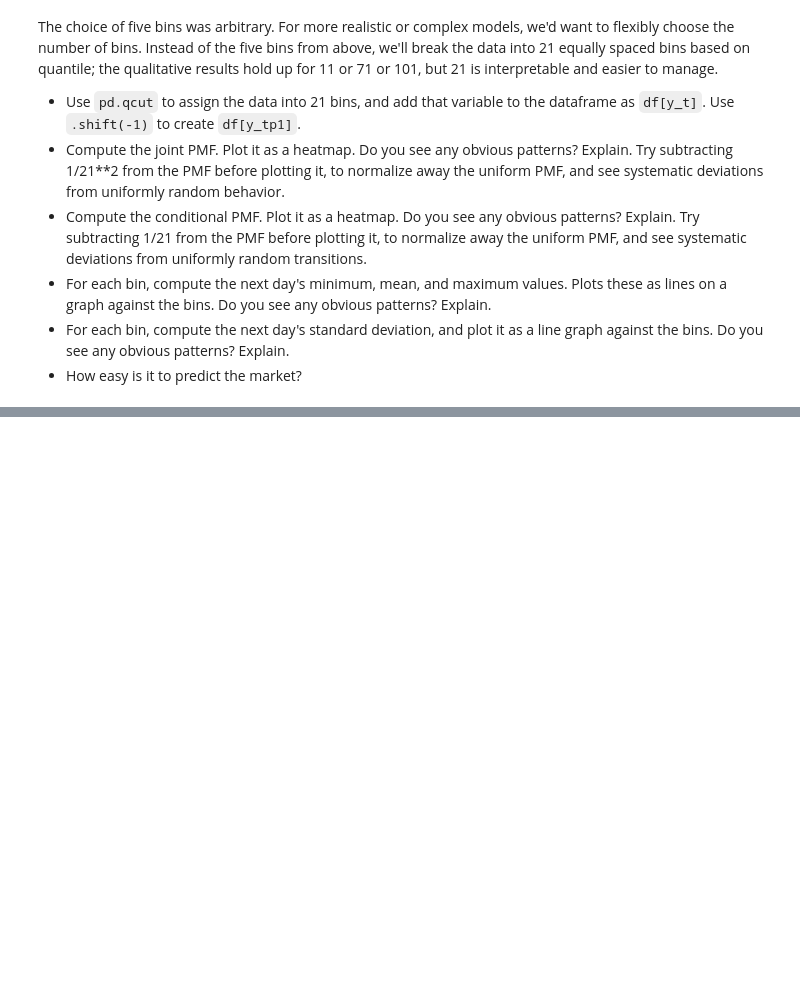
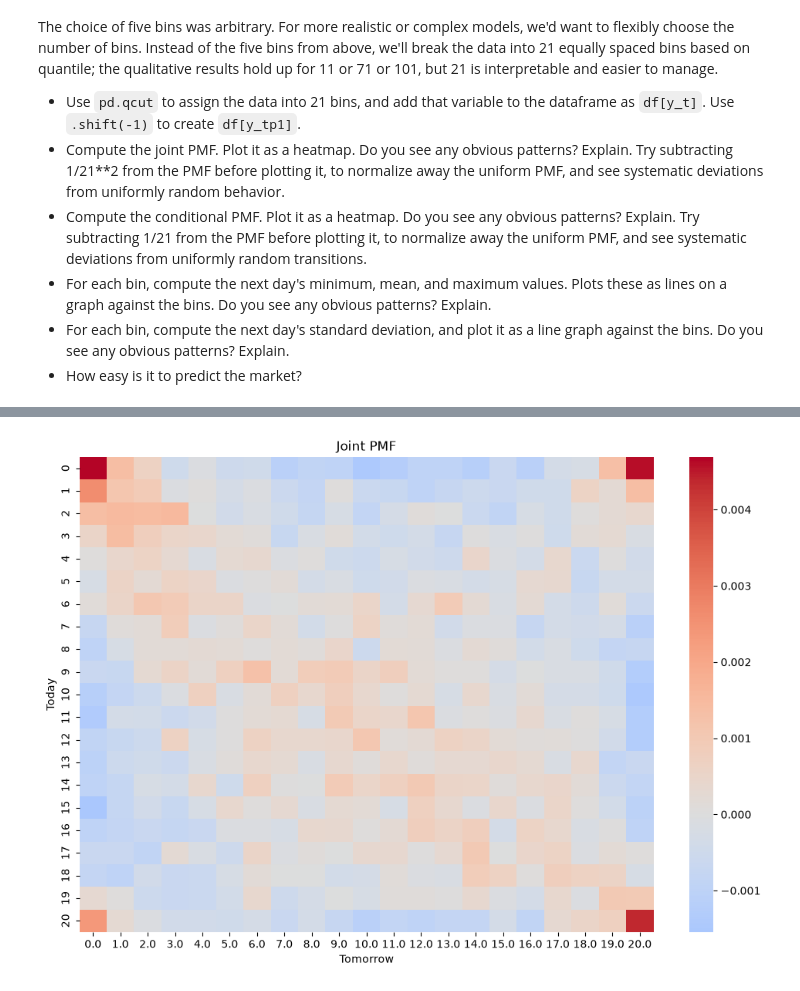
Before and after one commit to Caleb-C123/uu_markov, a Jupyter notebook: lab_1/lab.ipynb, the cells around one changed output, grey strips where cells are left out. Cells and saved outputs as stored; diff of their text form; code cells hidden in the pictures; blank space fills up the shorter version.

```diff
--- a/lab_1/lab.ipynb
+++ b/lab_1/lab.ipynb
@@ -55,3 +59,9 @@ plt.show()
 - Pair today's category with the next trading day's category. Compute the joint PMF and marginals, and the conditional PMF.
 - Are up transitions more or less common than down transitions?
 - Are you more likely to transition to an Up day from a Down or Up day?
+# %%
+df['y_t'] = (df['market_return_pct'] > 0).map({False: 'Down', True: 'Up'})
+
+df['y_tp1'] = df['y_t'].shift(-1)
+
+pd.crosstab(df['y_t'], df['y_tp1'])
@@ -74,3 +130,13 @@ For example, −2 belongs to **Large loss**, 0.05 to **Near zero**, and 0.8 to *
 - Compute the joint PMF and marginals. Which transitions are most likely to occur?
 - Compute the conditional PMF. For each current state, which two future states are the most likely? Subjectively, how close is each row to a uniform mass function with probability .2 over each transition? Is it relatively easy or difficult to predict the next state?
 - For each state, compute the conditional expectation of tomorrow's `market_return_pct`. Given the current state, what are the expected percent returns for tomorrow? How do the min and max values for tomorrow vary across states? Which states have the highest standard deviation for tomorrow's percent returns? Describe any patterns in the volatility you notice. Using `.groupby` and `.describe` is the easiest way to do this.
+# %%
+bins = [-np.inf, -1, -0.1, 0.1, 1, np.inf]
+
+labels = ['Large loss', 'Small loss', 'Near zero', 'Small gain', 'Large gain']
+
+df['y_t'] = pd.cut(df['market_return_pct'], bins=bins, labels=labels)
+
+df['y_tp1'] = df['y_t'].shift(-1)
+
+df['y_t'].value_counts()
@@ -76,0 +187,4 @@ For example, −2 belongs to **Large loss**, 0.05 to **Near zero**, and 0.8 to *
+# %%
+df['return_tp1'] = df['market_return_pct'].shift(-1)
+
+df.groupby('y_t', observed=True)['return_tp1'].describe()
@@ -85,3 +217,9 @@ The choice of five bins was arbitrary. For more realistic or complex models, we'
 - For each bin, compute the next day's minimum, mean, and maximum values. Plots these as lines on a graph against the bins. Do you see any obvious patterns? Explain.
 - For each bin, compute the next day's standard deviation, and plot it as a line graph against the bins. Do you see any obvious patterns? Explain.
 - How easy is it to predict the market?
+# %%
+df['y_t'] = pd.qcut(df['market_return_pct'], q=21, labels=False)
+
+df['y_tp1'] = df['y_t'].shift(-1)
+
+df['y_t'].value_counts().sort_index()
@@ -87,0 +244,13 @@ The choice of five bins was arbitrary. For more realistic or complex models, we'
+# %%
+jointpmf = pd.crosstab(df['y_t'], df['y_tp1'], normalize=True)
+
+plt.figure(figsize=(12, 8))
+sns.heatmap(jointpmf - 1/21**2, cmap='coolwarm', center=0)
+
+plt.title('Joint PMF')
+plt.xlabel('Tomorrow')
+plt.ylabel('Today')
+
+plt.show()
+# %% [output]
+[figure, added]
```
Also changed, not shown: parts of 29 cells of this notebook, 2 other files.
